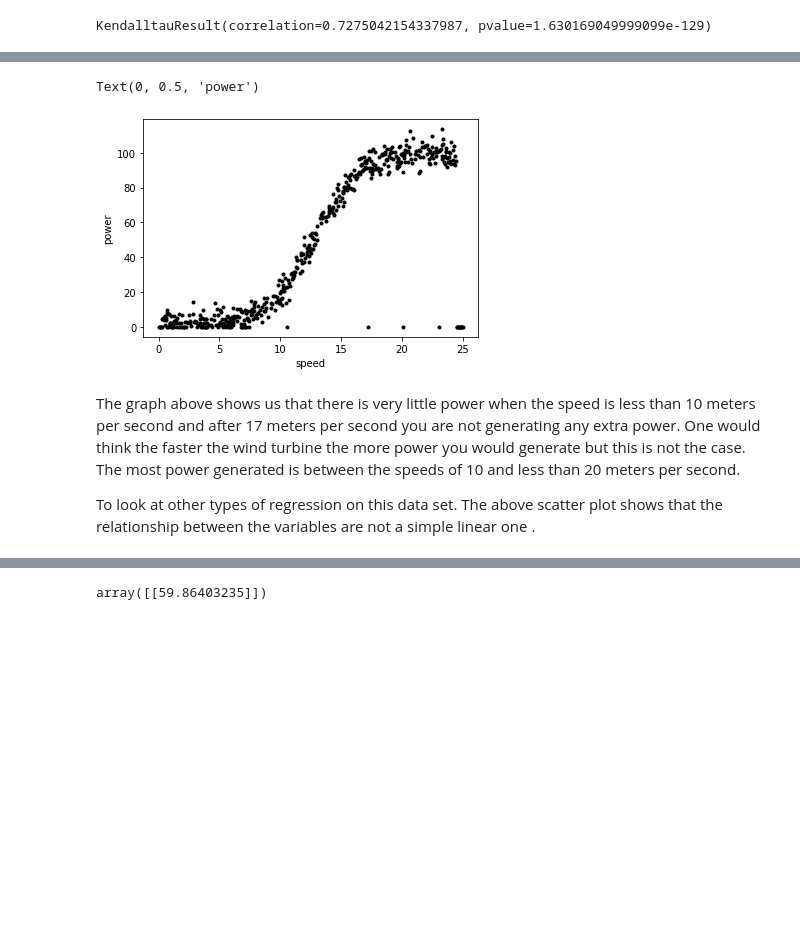
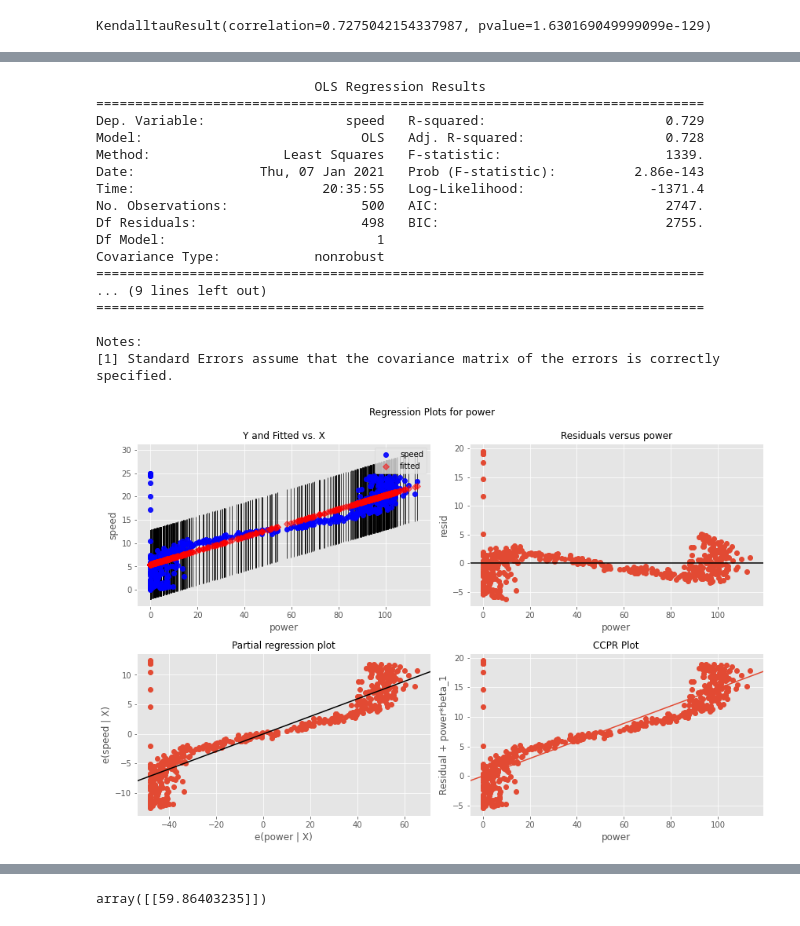
Before and after one commit to MichelleMoran431/Fundamentals-of-Data-Analysis-Project-2020, a Jupyter notebook: Project 2020.ipynb, the cells around one changed output, grey strips where cells are left out. Saved outputs shown, nothing was run; the diff lists cells and outputs as text; code cells hidden in the pictures; blank space fills up the shorter version.

```diff
--- a/Project 2020.ipynb
+++ b/Project 2020.ipynb
@@ -162,12 +191,14 @@ Import matplotlib.pyplot
 # %%
-import scipy.stats
 import matplotlib.pyplot as plt
 
 plt.scatter(dfpower.speed, dfpower.power)
 plt.title('Power vs. Wind speed')
-plt.xlabel('Speed')
-plt.ylabel('Power')
+plt.xlabel('Speed (m/s)')
+plt.ylabel('Power (kW)')
 plt.show()
 
-plt.figure(figsize=(20,10))
+plt.style.use("ggplot")
+
+# Bigger plots.
+plt.rcParams["figure.figsize"] = (18,10)
 # %% [output]
@@ -200,25 +311,44 @@ Using Statmodels
 # %%
 import pandas as pd
 import numpy as np
 import matplotlib.pyplot as plt
 import statsmodels.api as sm
 from statsmodels.formula.api import ols
 import scipy.stats
 
 dfpower =pd.read_csv("https://raw.githubusercontent.com/ianmcloughlin/2020A-machstat-project/master/dataset/powerproduction.csv")
 
 x = dfpower.speed
 y = dfpower.power
 
 
+#fit simple linear regression model
+model = ols('speed ~ power', data=dfpower).fit()
 
-plt.plot(x,y, 'k.')
+#view model summary
+print(model.summary())
 
+#define figure size
+fig = plt.figure(figsize=(12,8))
 
-
-# Add axis labels.
-plt.xlabel('speed')
-plt.ylabel('power')
+#produce regression plots
+fig = sm.graphics.plot_regress_exog(model, 'power', fig=fig)
 # %% [output]
-Text(0, 0.5, 'power')
+                            OLS Regression Results
+==============================================================================
+Dep. Variable:                  speed   R-squared:                       0.729
+Model:                            OLS   Adj. R-squared:                  0.728
+Method:                 Least Squares   F-statistic:                     1339.
+Date:                Thu, 07 Jan 2021   Prob (F-statistic):          2.86e-143
+Time:                        20:35:55   Log-Likelihood:                -1371.4
+No. Observations:                 500   AIC:                             2747.
+Df Residuals:                     498   BIC:                             2755.
+Df Model:                           1
+Covariance Type:            nonrobust
+==============================================================================
+... (9 lines left out)
+==============================================================================
+
+Notes:
+[1] Standard Errors assume that the covariance matrix of the errors is correctly specified.
-[figure, old version]
+[figure, new version]
@@ -268,7 +354,0 @@ plt.ylabel('power')
-# %% [markdown]
-
-
-
-The graph above shows us that there is very little power when the speed is less than 10 meters per second and after 17 meters per second you are not generating any extra power. One would think the faster the wind turbine the more power you would generate but this is not the case. The most power generated is between the speeds of 10 and less than 20 meters per second.
-
-To look at other types of regression on this data set. The above scatter plot shows that the relationship between the variables are not a simple linear one .
```
Also changed, not shown: parts of 44 cells of this notebook, 7 other files.
